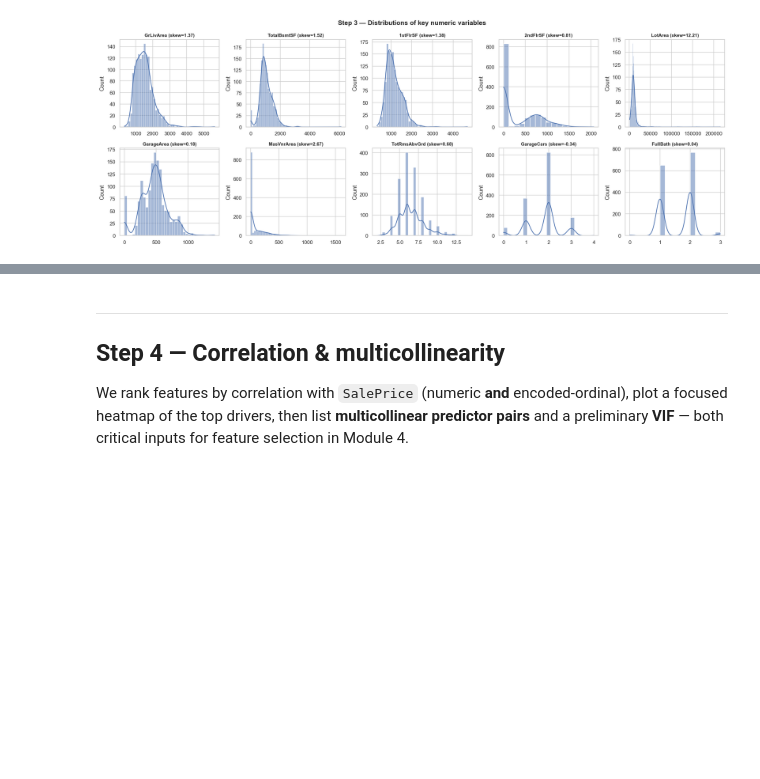
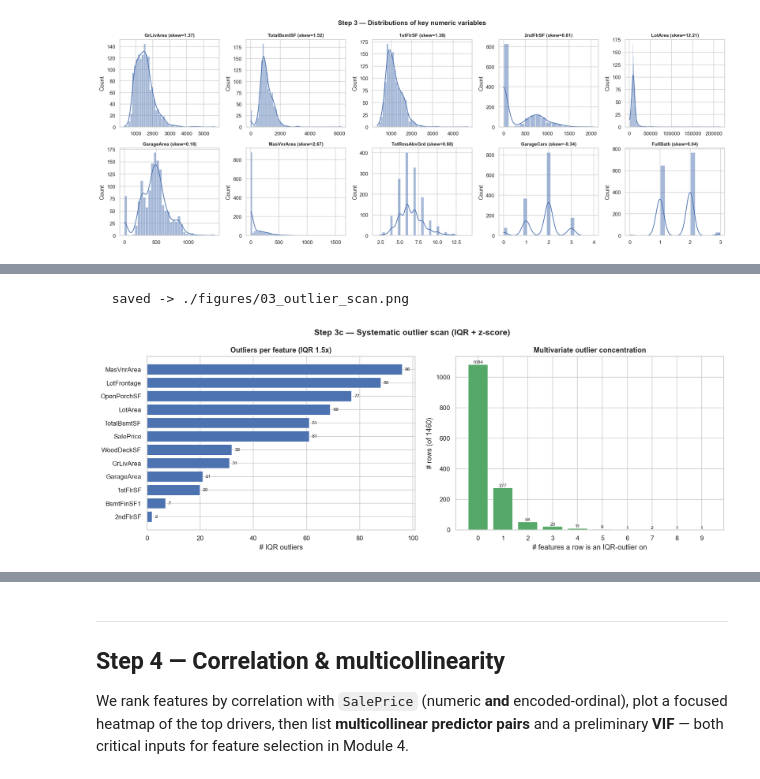
Before and after one commit to hacaothu03/Group14-IT5315E-Business-Intelligence, a Jupyter notebook: EDA/01_eda.ipynb, the cells around one changed output, grey strips where cells are left out. Cells and saved outputs as stored; diff of their text form; code cells hidden in the pictures; blank space fills up the shorter version.

```diff
--- a/EDA/01_eda.ipynb
+++ b/EDA/01_eda.ipynb
@@ -321,0 +316,29 @@ Outlier candidates (handoff -> Module 3):
+# %%
+# Continuous fields only (IQR/z-score meaningful here; discrete counts excluded)
+scan_cols = ['SalePrice','GrLivArea','TotalBsmtSF','1stFlrSF','2ndFlrSF','LotArea',
+             'GarageArea','MasVnrArea','BsmtFinSF1','WoodDeckSF','OpenPorchSF','LotFrontage']
+
+def iqr_bounds(s):
+    q1, q3 = s.quantile(.25), s.quantile(.75)
+    iqr = q3 - q1
+    return q1 - 1.5*iqr, q3 + 1.5*iqr
+
+iqr_flags = pd.DataFrame(index=df.index)
+rows = []
+for c in scan_cols:
+    s = df[c]
+    lo, hi = iqr_bounds(s)
+    fl = (s < lo) | (s > hi)
+    iqr_flags[c] = fl
+    z = (s - s.mean()) / s.std()
+    zfl = z.abs() > 3
+    rows.append({'feature': c, 'n_iqr': int(fl.sum()), 'pct_iqr': round(fl.mean()*100, 2),
+                 'n_zscore': int(zfl.sum()), 'pct_zscore': round(zfl.mean()*100, 2),
+                 'iqr_high': round(float(hi), 1)})
+feat_summary = pd.DataFrame(rows).sort_values('n_iqr', ascending=False)
+print('Per-feature outlier counts  (IQR 1.5x = primary;  z-score |z|>3 = reference):')
+print(feat_summary.to_string(index=False))
+
+n_flags = iqr_flags.sum(axis=1)   # how many features flag each row simultaneously
+print('\nRows by number of features they are an IQR-outlier on:')
+print(n_flags.value_counts().sort_index().to_string())
@@ -321,0 +409,19 @@ Outlier candidates (handoff -> Module 3):
+# %%
+fig, axes = plt.subplots(1, 2, figsize=(15, 5.5))
+axes[0].barh(feat_summary['feature'][::-1], feat_summary['n_iqr'][::-1], color='#4C72B0')
+axes[0].set_xlabel('# IQR outliers'); axes[0].set_title('Outliers per feature (IQR 1.5x)')
+for i, v in enumerate(feat_summary['n_iqr'][::-1]):
+    axes[0].text(v + 1, i, str(int(v)), va='center', fontsize=8)
+
+vc = n_flags.value_counts().sort_index()
+bars = axes[1].bar(vc.index.astype(int).astype(str), vc.values, color='#55A868')
+axes[1].set_xlabel('# features a row is an IQR-outlier on'); axes[1].set_ylabel('# rows (of 1460)')
+axes[1].set_title('Multivariate outlier concentration')
+axes[1].bar_label(bars, fontsize=8)
+fig.suptitle('Step 3c — Systematic outlier scan (IQR + z-score)', fontsize=14, fontweight='bold')
+fig.tight_layout()
+savefig('03_outlier_scan.png')
+plt.show()
+# %% [output]
+  saved -> ./figures/03_outlier_scan.png
+[figure, added]
```
Also changed, not shown: parts of 6 cells of this notebook, 5 other files.
